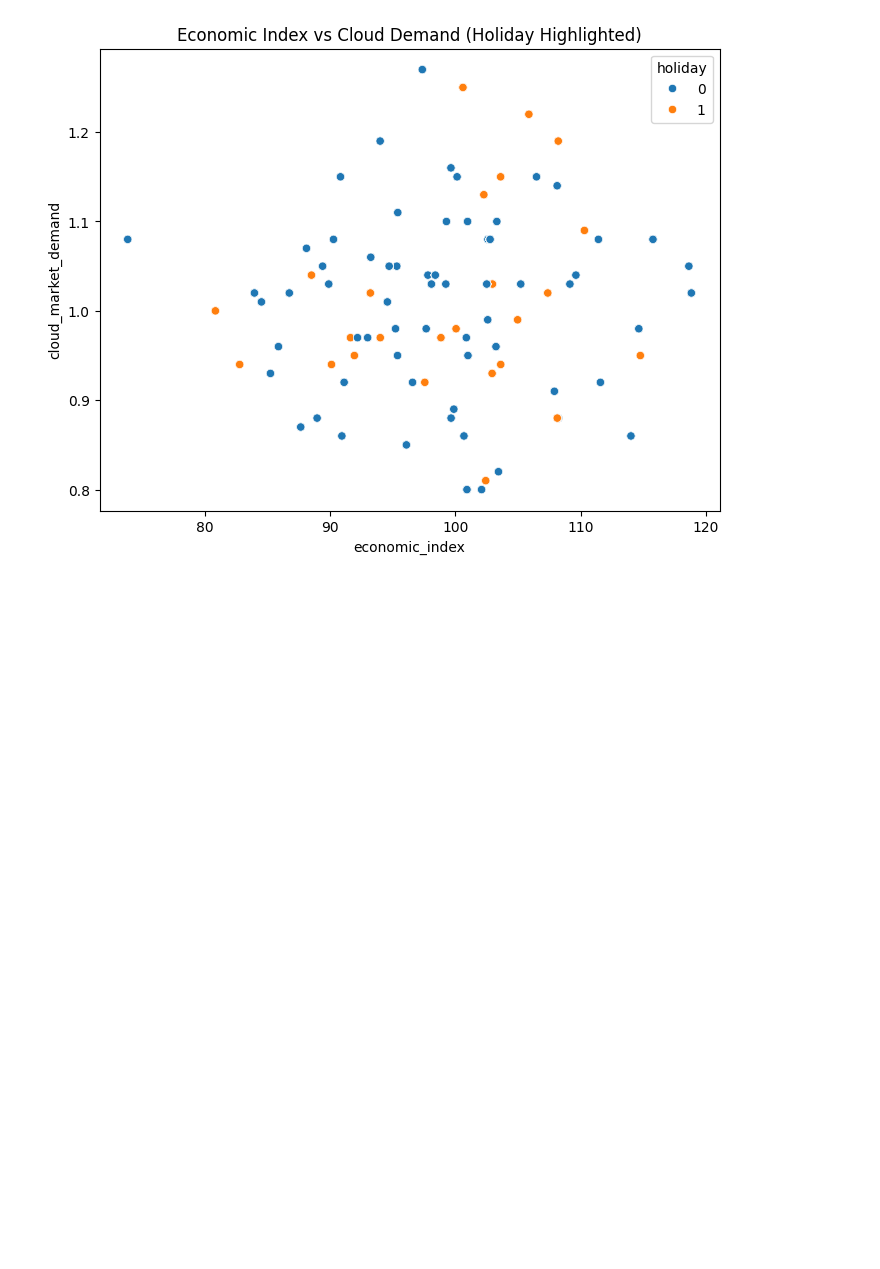
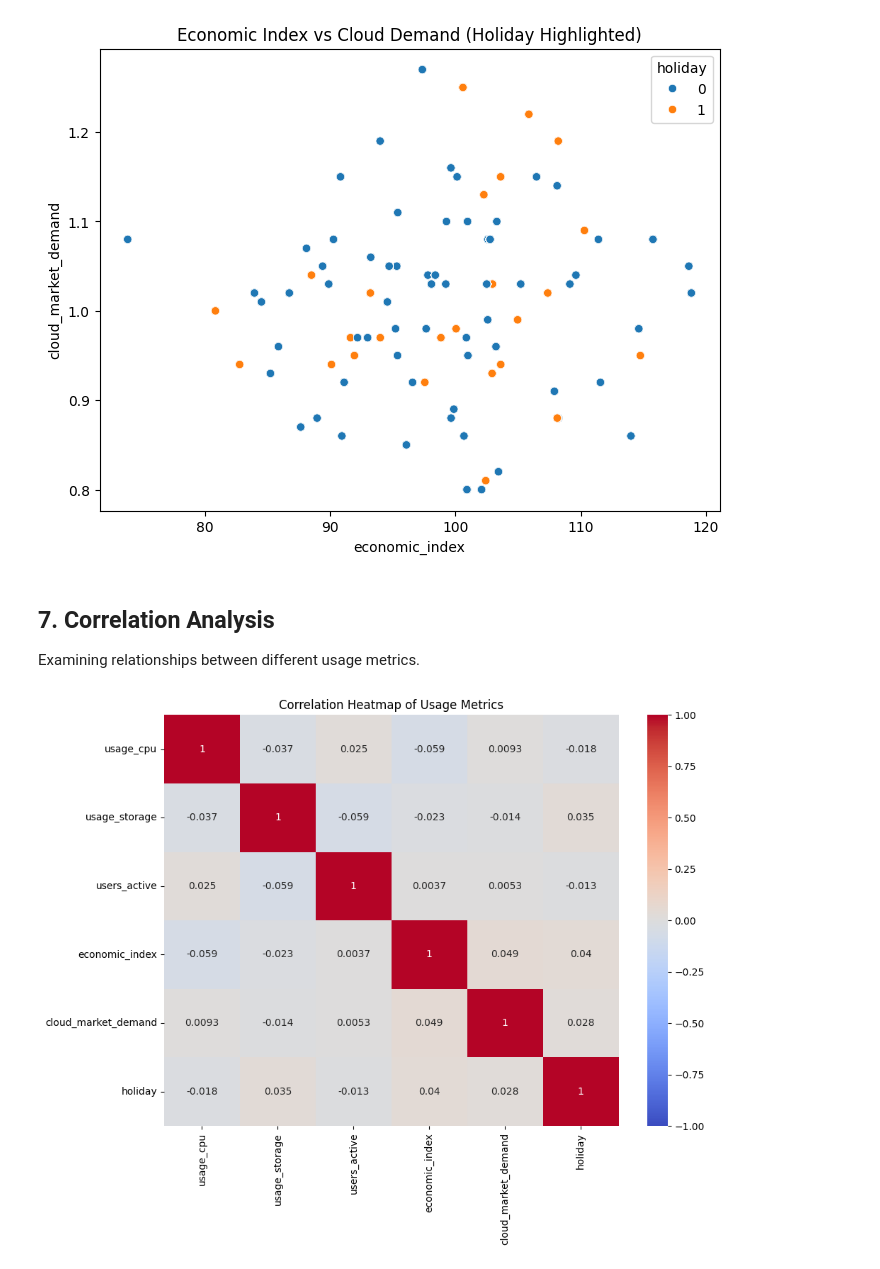
Before and after one commit to mahe115/Azure-Resource-Compute--Advanced-Analytics, a Jupyter notebook: Notebooks/Data_visualizing.ipynb, the cells around one changed output. Cells and saved outputs as stored; diff of their text form; code cells hidden in the pictures; blank space fills up the shorter version.

```diff
--- a/Notebooks/Data_visualizing.ipynb
+++ b/Notebooks/Data_visualizing.ipynb
@@ -51,3 +139,20 @@ plt.title("Economic Index vs Cloud Demand (Holiday Highlighted)")
 plt.show()
 # %% [output]
 [figure]
+# %% [markdown]
+## 7. Correlation Analysis
+Examining relationships between different usage metrics.
+# %%
+plt.figure(figsize=(10, 8))
+correlation_matrix = merged[['usage_cpu', 'usage_storage', 'users_active', 'economic_index', 'cloud_market_demand', 'holiday']].corr()
+sns.heatmap(correlation_matrix,
+            annot=True,
+            cmap='coolwarm',
+            vmin=-1,
+            vmax=1,
+            center=0)
+plt.title('Correlation Heatmap of Usage Metrics')
+plt.tight_layout()
+plt.show()
+# %% [output]
+[figure, added]
```
Also changed, not shown: parts of 15 cells of this notebook, 42 other files.
